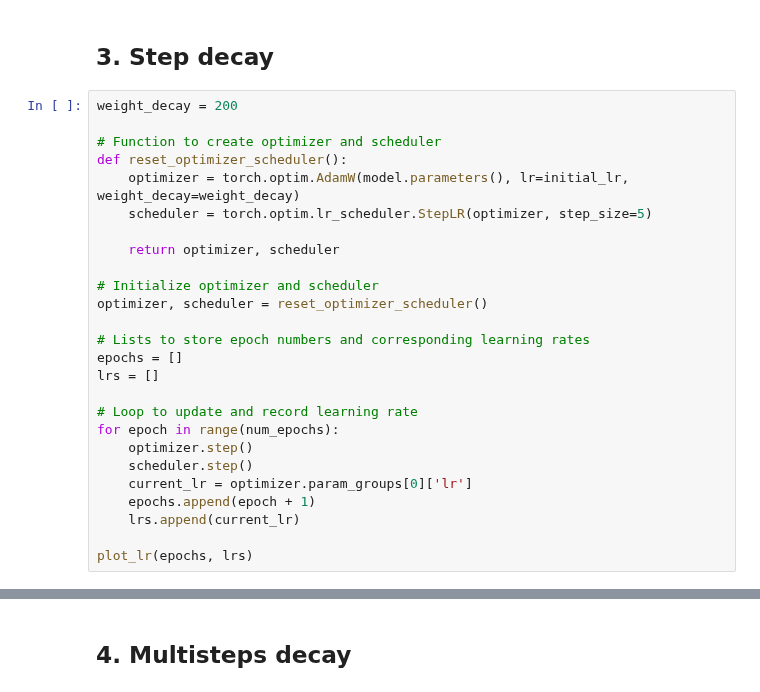
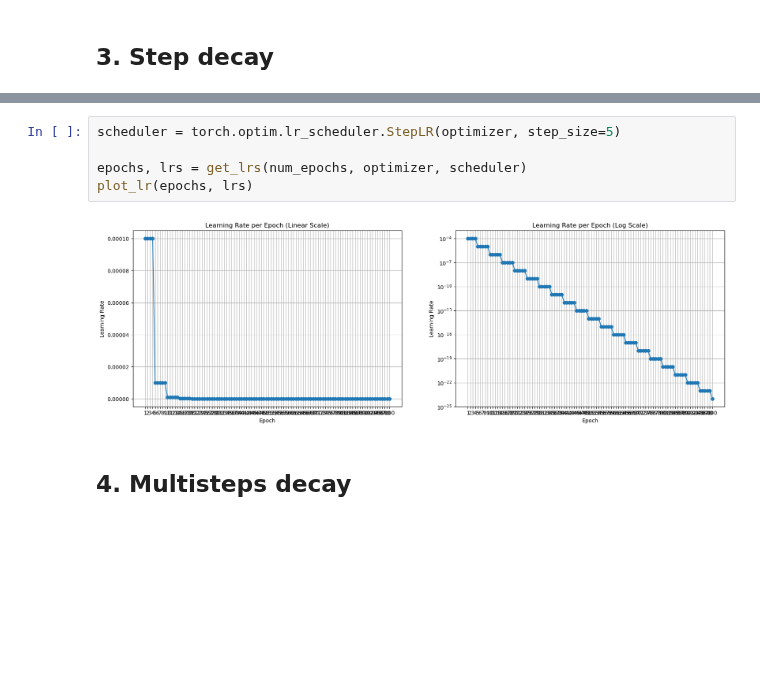
Before and after one commit to CS-433/ml-project-2-jac, a Jupyter notebook: model training/lr_visualization.ipynb, the cells around one changed output, grey strips where cells are left out. Saved outputs shown, nothing was run; the diff lists cells and outputs as text; blank space fills up the shorter version.

```diff
--- a/model training/lr_visualization.ipynb
+++ b/model training/lr_visualization.ipynb
@@ -209,28 +166,2 @@ plot_lr(epochs, lrs)
 # %% [markdown]
 ## 3. Step decay
-# %%
-weight_decay = 200
-
-# Function to create optimizer and scheduler
-def reset_optimizer_scheduler():
-    optimizer = torch.optim.AdamW(model.parameters(), lr=initial_lr, weight_decay=weight_decay)
-    scheduler = torch.optim.lr_scheduler.StepLR(optimizer, step_size=5)
-
-    return optimizer, scheduler
-
-# Initialize optimizer and scheduler
-optimizer, scheduler = reset_optimizer_scheduler()
-
-# Lists to store epoch numbers and corresponding learning rates
-epochs = []
-lrs = []
-
-# Loop to update and record learning rate
-for epoch in range(num_epochs):
-    optimizer.step()
-    scheduler.step()
-    current_lr = optimizer.param_groups[0]['lr']
-    epochs.append(epoch + 1)
-    lrs.append(current_lr)
-
-plot_lr(epochs, lrs)
@@ -239,2 +168,9 @@ plot_lr(epochs, lrs)
+# %%
+scheduler = torch.optim.lr_scheduler.StepLR(optimizer, step_size=5)
+
+epochs, lrs = get_lrs(num_epochs, optimizer, scheduler)
+plot_lr(epochs, lrs)
+# %% [output]
+[figure, added]
 # %% [markdown]
 ## 4. Multisteps decay
```
Also changed, not shown: parts of 15 cells of this notebook, 5 other files.
